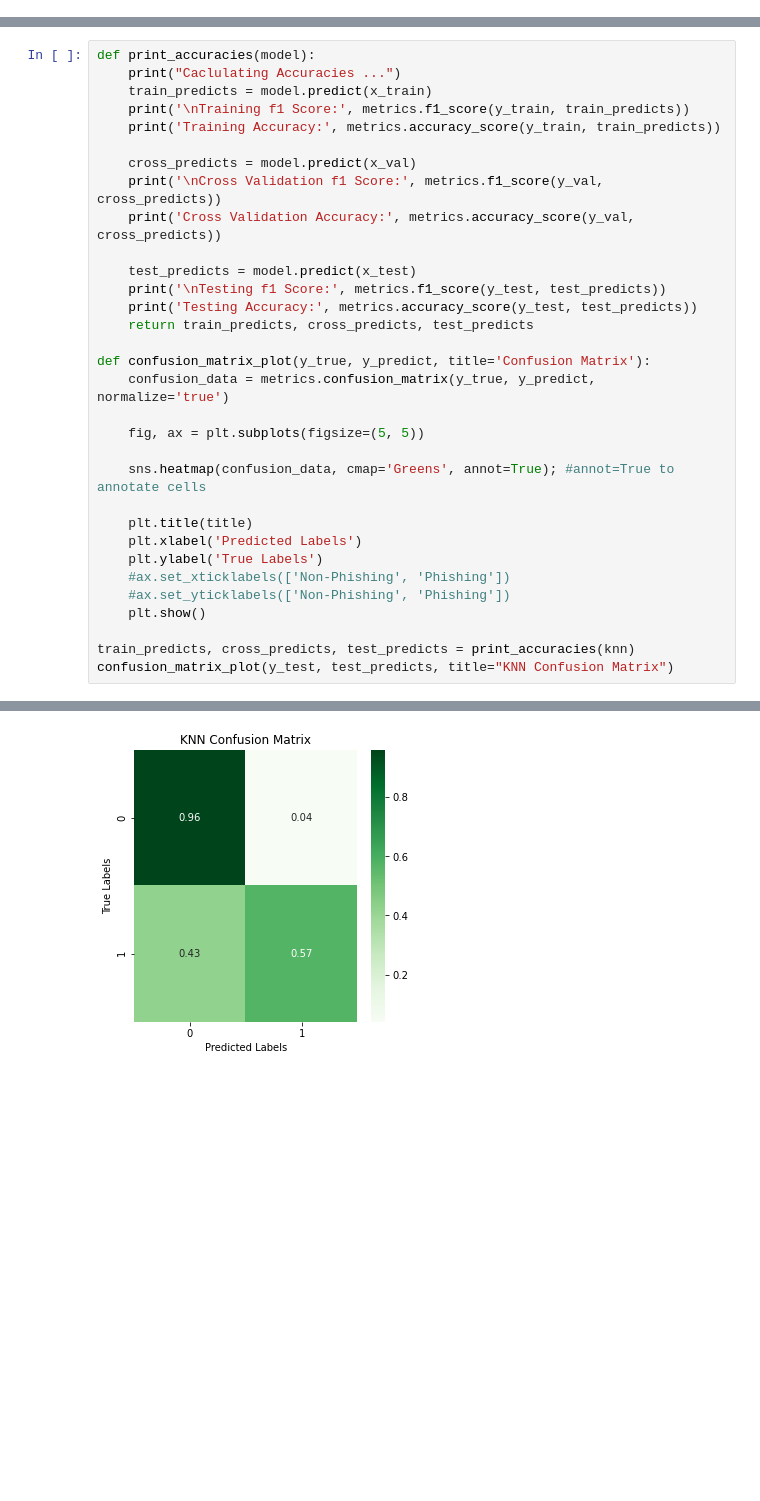
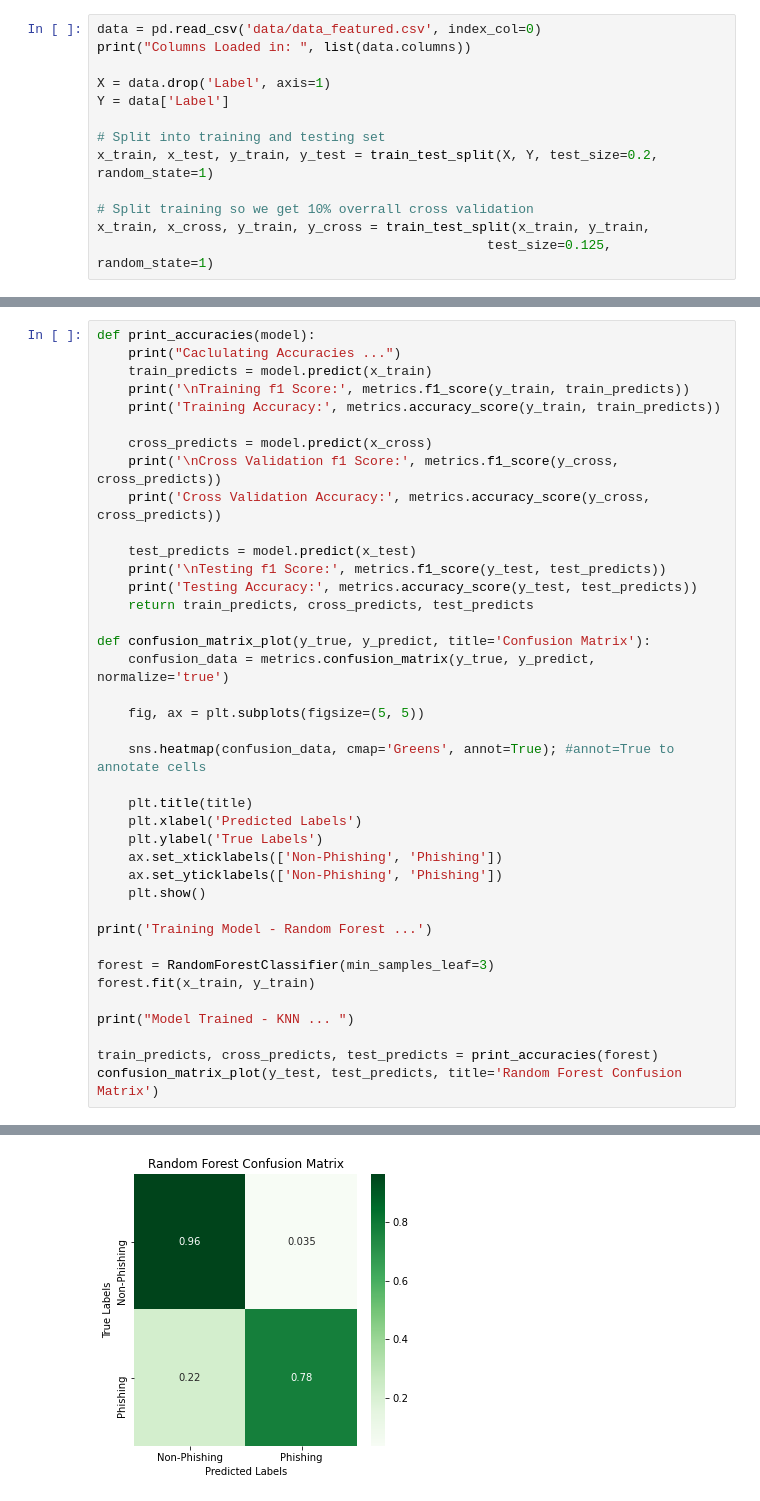
Before and after one commit to awebsters/Phishing-Detection, a Jupyter notebook: Train.ipynb, the cells around one changed output, grey strips where cells are left out. Cells and saved outputs as stored; diff of their text form; blank space fills up the shorter version.

```diff
--- a/Train.ipynb
+++ b/Train.ipynb
@@ -51,0 +22,13 @@ Model Trained - KNN ...
+# %%
+data = pd.read_csv('data/data_featured.csv', index_col=0)
+print("Columns Loaded in: ", list(data.columns))
+
+X = data.drop('Label', axis=1)
+Y = data['Label']
+
+# Split into training and testing set
+x_train, x_test, y_train, y_test = train_test_split(X, Y, test_size=0.2, random_state=1)
+
+# Split training so we get 10% overrall cross validation
+x_train, x_cross, y_train, y_cross = train_test_split(x_train, y_train,
+                                                  test_size=0.125, random_state=1)
@@ -56,9 +45,9 @@ def print_accuracies(model):
     print('\nTraining f1 Score:', metrics.f1_score(y_train, train_predicts))
     print('Training Accuracy:', metrics.accuracy_score(y_train, train_predicts))
 
-    cross_predicts = model.predict(x_val)
-    print('\nCross Validation f1 Score:', metrics.f1_score(y_val, cross_predicts))
-    print('Cross Validation Accuracy:', metrics.accuracy_score(y_val, cross_predicts))
+    cross_predicts = model.predict(x_cross)
+    print('\nCross Validation f1 Score:', metrics.f1_score(y_cross, cross_predicts))
+    print('Cross Validation Accuracy:', metrics.accuracy_score(y_cross, cross_predicts))
 
     test_predicts = model.predict(x_test)
     print('\nTesting f1 Score:', metrics.f1_score(y_test, test_predicts))
@@ -75,10 +64,17 @@ def confusion_matrix_plot(y_true, y_predict, title='Confusion Matrix'):
     plt.title(title)
     plt.xlabel('Predicted Labels')
     plt.ylabel('True Labels')
-    #ax.set_xticklabels(['Non-Phishing', 'Phishing'])
-    #ax.set_yticklabels(['Non-Phishing', 'Phishing'])
+    ax.set_xticklabels(['Non-Phishing', 'Phishing'])
+    ax.set_yticklabels(['Non-Phishing', 'Phishing'])
     plt.show()
 
-train_predicts, cross_predicts, test_predicts = print_accuracies(knn)
-confusion_matrix_plot(y_test, test_predicts, title="KNN Confusion Matrix")
+print('Training Model - Random Forest ...')
+
+forest = RandomForestClassifier(min_samples_leaf=3)
+forest.fit(x_train, y_train)
+
+print("Model Trained - KNN ... ")
+
+train_predicts, cross_predicts, test_predicts = print_accuracies(forest)
+confusion_matrix_plot(y_test, test_predicts, title='Random Forest Confusion Matrix')
 # %% [output]
@@ -95 +93 @@ Testing Accuracy: 0.8499317375079639
-[figure, old version]
+[figure, new version]
```
Also changed, not shown: parts of 12 cells of this notebook, 1 other file.
